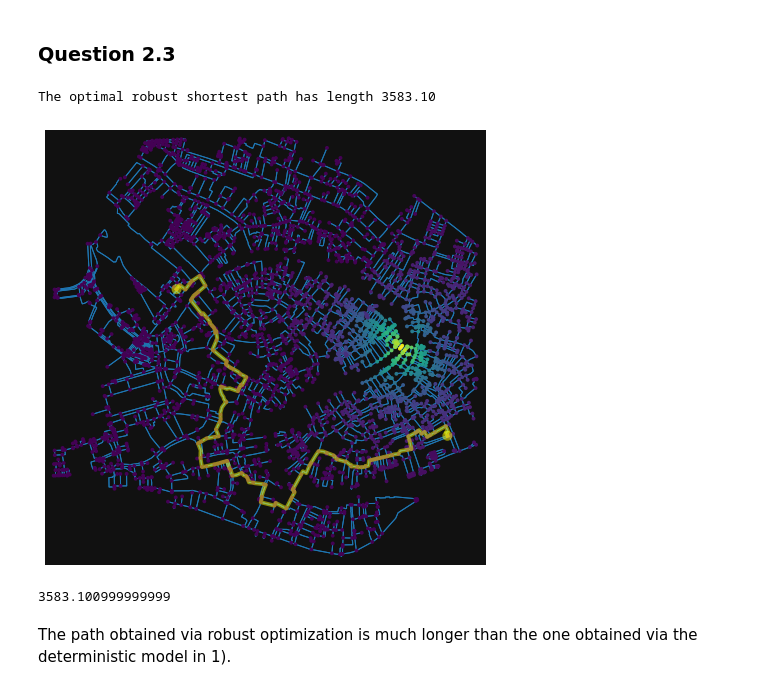
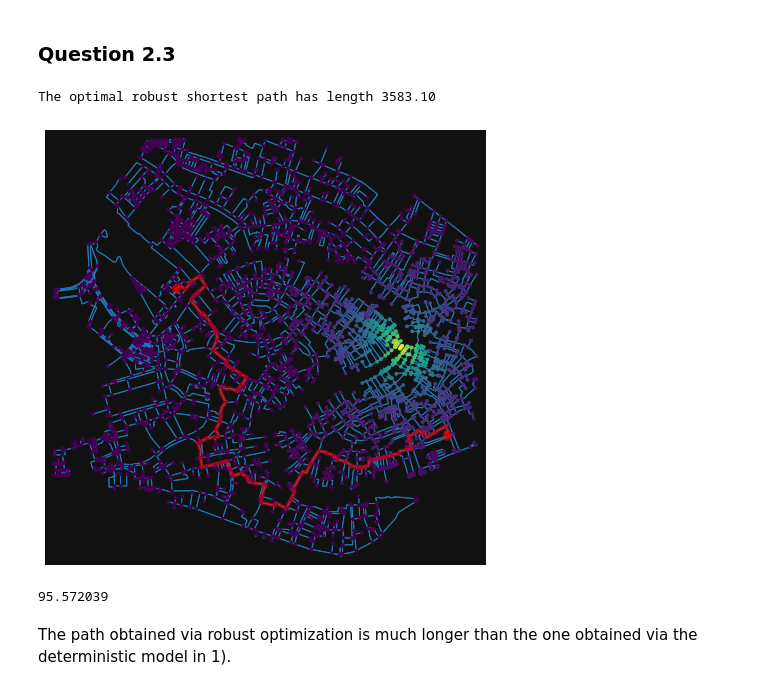
Before and after one commit to AnhVanGiang/MO, a Jupyter notebook: Third_assignment_Mathematical_optimization_2022_2023.ipynb, the cells around one changed output. Cells and saved outputs as stored; diff of their text form; code cells hidden in the pictures.

```diff
--- a/Third_assignment_Mathematical_optimization_2022_2023.ipynb
+++ b/Third_assignment_Mathematical_optimization_2022_2023.ipynb
@@ -405,19 +405,19 @@ def robust_shortestpath(s, t, nodes, edges, pred, succ, alpha):
 # %%
 model = robust_shortestpath(s, t, nodes, edges, pred, succ, alpha)
 result = cbc_solver.solve(model)
 route = get_route(model)
 
 print(f"\nThe optimal robust shortest path has length %.2f\n" % sum([edges[i,j] * model.x[i,j]() for i, j in model.edges]))
 plot_network_heatmap(network, route=route,
                      node_color=[alpha[k] for k in nodes],
-                     route_color="yellow")
+                     route_color="red")
 # %% [output]
 The optimal robust shortest path has length 3583.10
-[figure, old version]
+[figure, new version]
-# %%
-sum([edges[i,j] * model.x[i,j]() for i, j in model.edges])
-# %% [output]
-3583.100999999999
+# %%
+model.obj()
+# %% [output]
+95.572039
 # %% [markdown]
 The path obtained via robust optimization is much longer than the one obtained via the deterministic model in 1).
 # %% [markdown]
```
